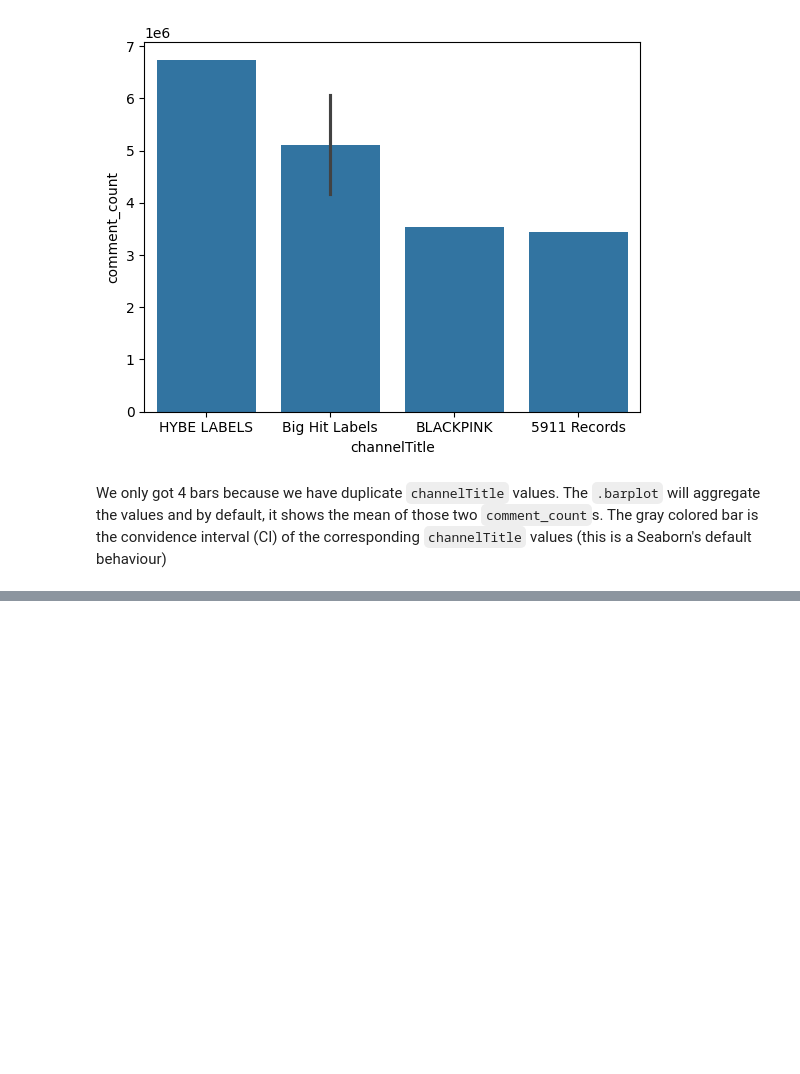
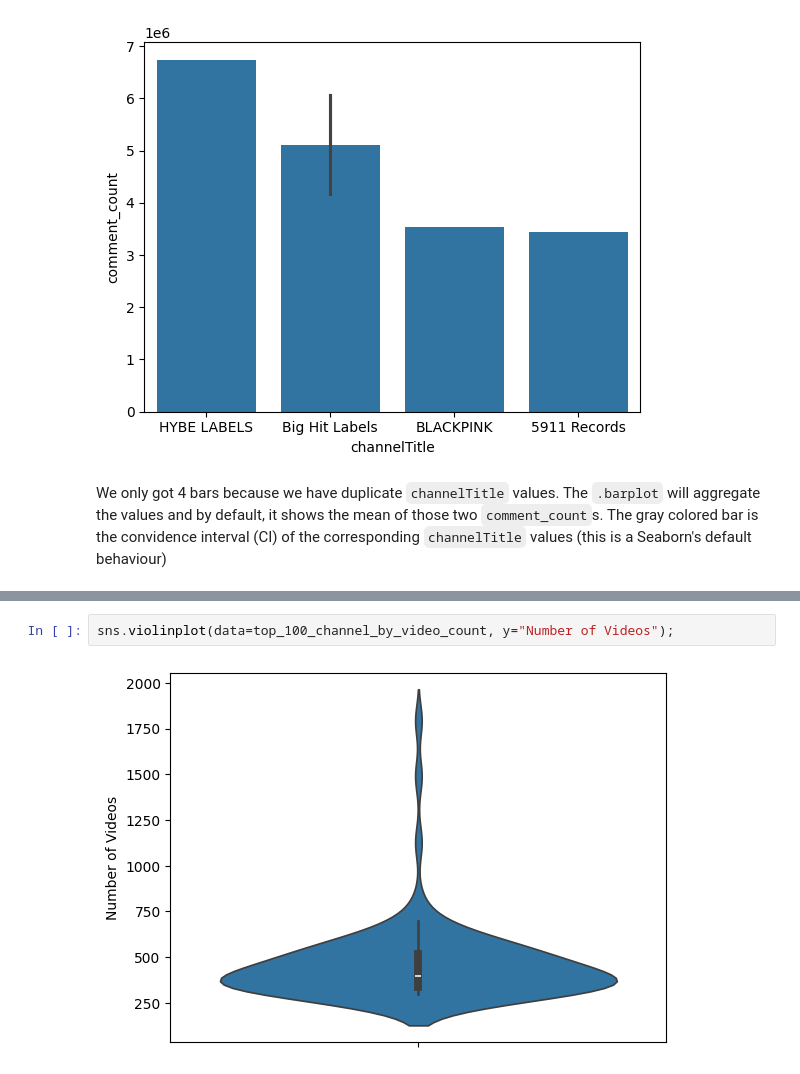
Before and after one commit to mkim2178/Lets_Pandas, a Jupyter notebook: why_so_trendy/trend_analyzer.ipynb, the cells around one changed output, grey strips where cells are left out. Drawn from its saved outputs; the diff is of its cells as text; blank space fills up the shorter version.

```diff
--- a/why_so_trendy/trend_analyzer.ipynb
+++ b/why_so_trendy/trend_analyzer.ipynb
@@ -162,0 +166,4 @@ youtube_trend[youtube_trend["title"] == "Discord Loot Boxes are here."]
+# %%
+sns.violinplot(data=top_100_channel_by_video_count, y="Number of Videos");
+# %% [output]
+[figure, added]
```
Also changed, not shown: parts of 13 cells of this notebook.
